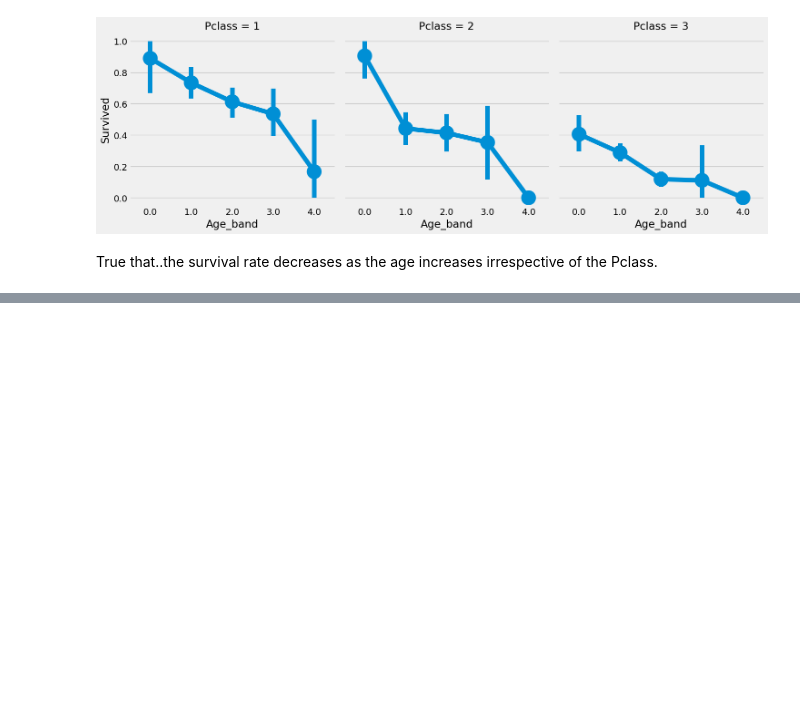
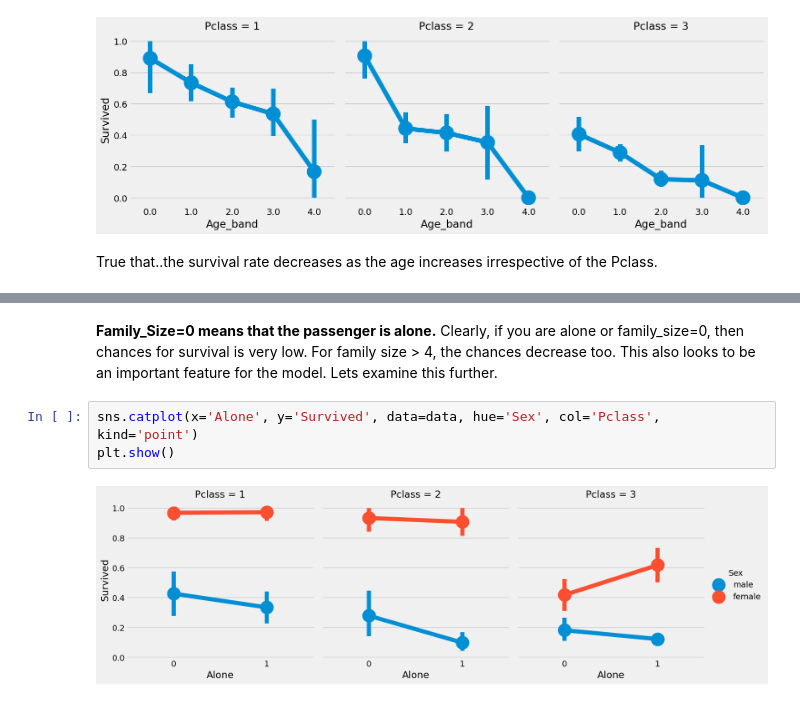
Before and after one commit to shinyfe74/Titanic_Prediction, a Jupyter notebook: EDA_to_Pred.ipynb, the cells around one changed output, grey strips where cells are left out. Drawn from its saved outputs; the diff is of its cells as text; blank space fills up the shorter version.

```diff
--- a/EDA_to_Pred.ipynb
+++ b/EDA_to_Pred.ipynb
@@ -638,0 +629,7 @@ True that..the survival rate decreases as the age increases irrespective of the
+# %% [markdown]
+__Family_Size=0 means that the passenger is alone.__ Clearly, if you are alone or family_size=0, then chances for survival is very low. For family size > 4, the chances decrease too. This also looks to be an important feature for the model. Lets examine this further.
+# %%
+sns.catplot(x='Alone', y='Survived', data=data, hue='Sex', col='Pclass', kind='point')
+plt.show()
+# %% [output]
+[figure, added]
```
Also changed, not shown: parts of 18 cells of this notebook.
